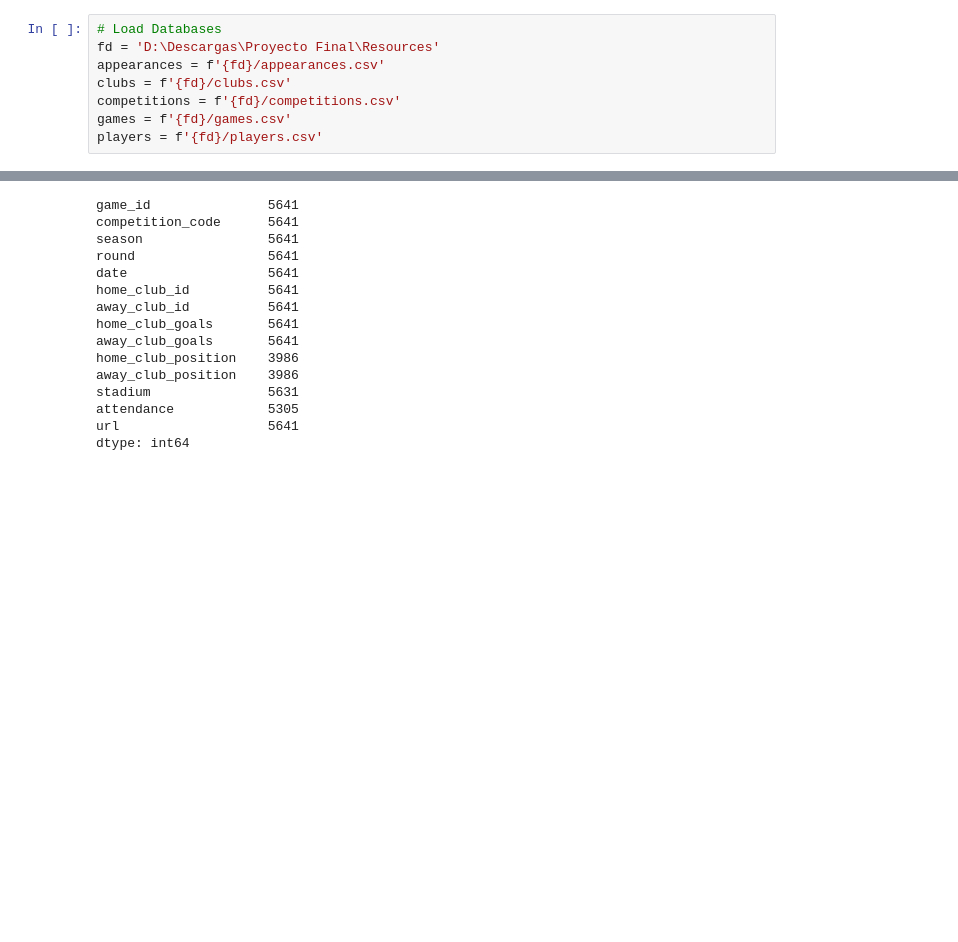
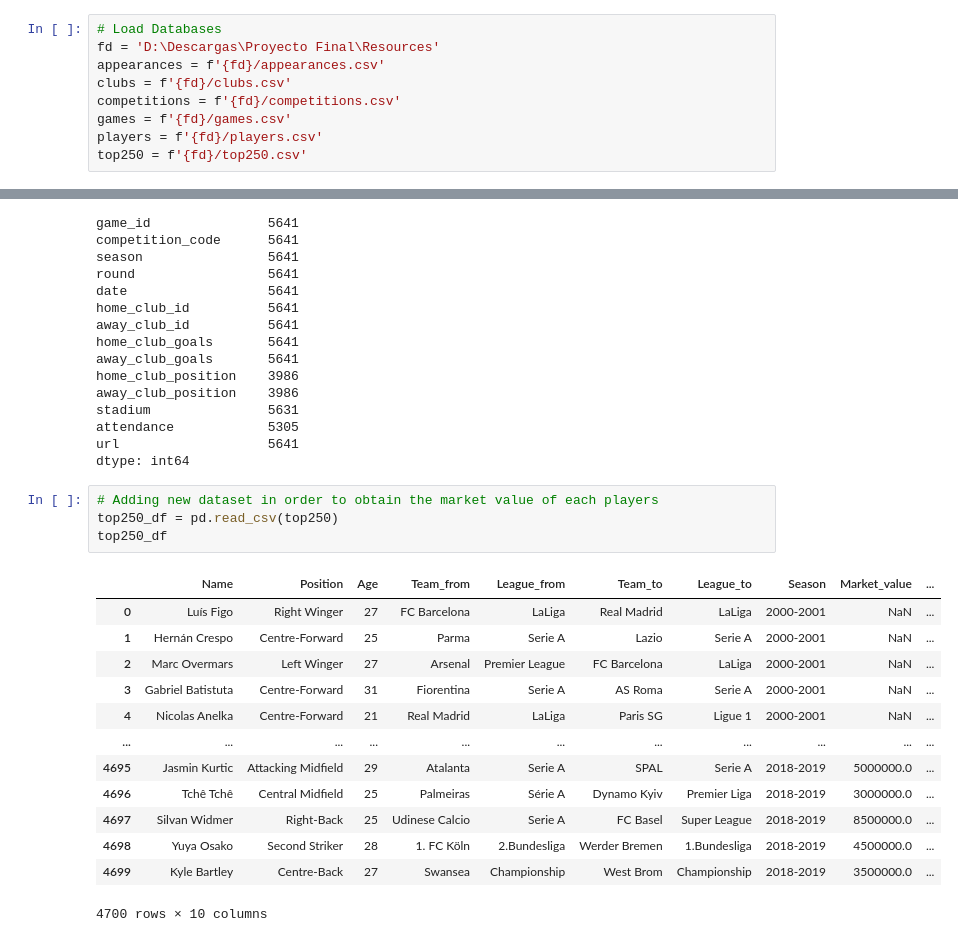
Before and after one commit to Edgarhv/Predicting-Football-soccer-using-a-Machine-Learning-Model, a Jupyter notebook: Datasets_Exploratory_Analysis.ipynb, the cells around one changed output, grey strips where cells are left out. Drawn from its saved outputs; the diff is of its cells as text; blank space fills up the shorter version.

Commit message:
Exploring top250 dataset

```diff
--- a/Datasets_Exploratory_Analysis.ipynb
+++ b/Datasets_Exploratory_Analysis.ipynb
@@ -9,6 +9,7 @@ clubs = f'{fd}/clubs.csv'
 competitions = f'{fd}/competitions.csv'
 games = f'{fd}/games.csv'
 players = f'{fd}/players.csv'
+top250 = f'{fd}/top250.csv'
 # %%
 appearances_df = pd.read_csv(appearances)
 appearances_df.head()
@@ -161,3 +146,21 @@ stadium               5631
 attendance            5305
 url                   5641
 dtype: int64
+# %%
+# Adding new dataset in order to obtain the market value of each players
+top250_df = pd.read_csv(top250)
+top250_df
+# %% [output]
+|  | Name | Position | Age | Team_from | League_from | Team_to | League_to | Season | Market_value | ... |
+| 0 | Luís Figo | Right Winger | 27 | FC Barcelona | LaLiga | Real Madrid | LaLiga | 2000-2001 | NaN | ... |
+| 1 | Hernán Crespo | Centre-Forward | 25 | Parma | Serie A | Lazio | Serie A | 2000-2001 | NaN | ... |
+| 2 | Marc Overmars | Left Winger | 27 | Arsenal | Premier League | FC Barcelona | LaLiga | 2000-2001 | NaN | ... |
+| 3 | Gabriel Batistuta | Centre-Forward | 31 | Fiorentina | Serie A | AS Roma | Serie A | 2000-2001 | NaN | ... |
+| 4 | Nicolas Anelka | Centre-Forward | 21 | Real Madrid | LaLiga | Paris SG | Ligue 1 | 2000-2001 | NaN | ... |
+| ... | ... | ... | ... | ... | ... | ... | ... | ... | ... | ... |
+| 4695 | Jasmin Kurtic | Attacking Midfield | 29 | Atalanta | Serie A | SPAL | Serie A | 2018-2019 | 5000000.0 | ... |
+| 4696 | Tchê Tchê | Central Midfield | 25 | Palmeiras | Série A | Dynamo Kyiv | Premier Liga | 2018-2019 | 3000000.0 | ... |
+| 4697 | Silvan Widmer | Right-Back | 25 | Udinese Calcio | Serie A | FC Basel | Super League | 2018-2019 | 8500000.0 | ... |
+| 4698 | Yuya Osako | Second Striker | 28 | 1. FC Köln | 2.Bundesliga | Werder Bremen | 1.Bundesliga | 2018-2019 | 4500000.0 | ... |
+| 4699 | Kyle Bartley | Centre-Back | 27 | Swansea | Championship | West Brom | Championship | 2018-2019 | 3500000.0 | ... |
+4700 rows × 10 columns
```
Also changed, not shown: parts of 20 cells of this notebook.
